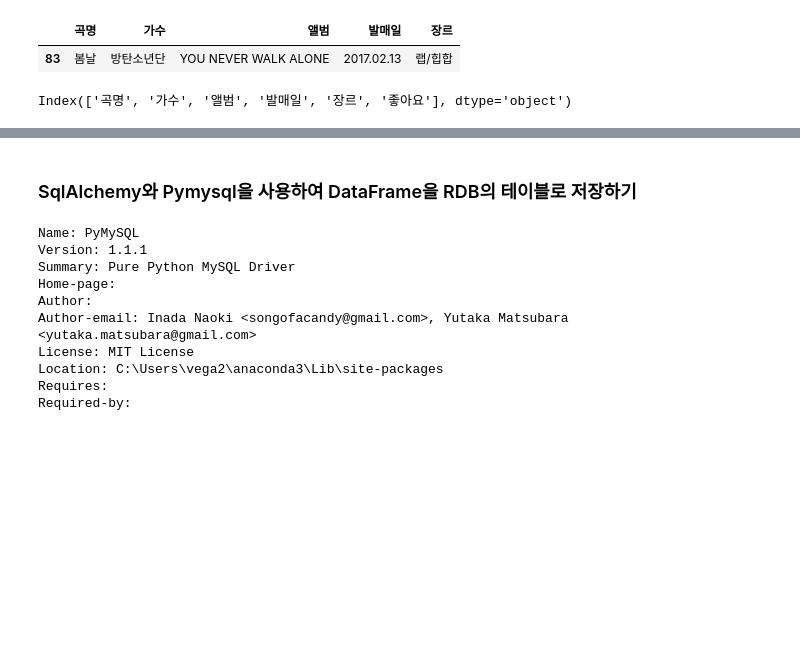
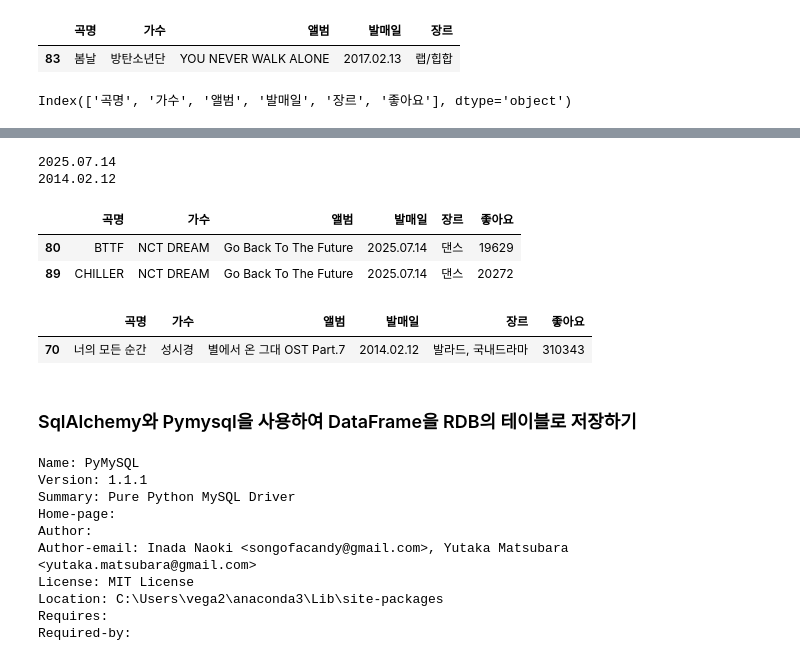
Before and after one commit to SK-Shieldus-Rookies-4/SK-Shieldus-Rookies_Study, a Jupyter notebook: study/Data_Analysis/Python_WebScraping_Analysis/04.Melon100차트_데이터파싱_DB저장.ipynb, the cells around one changed output, grey strips where cells are left out. Saved outputs shown, nothing was run; the diff lists cells and outputs as text; code cells hidden in the pictures; blank space fills up the shorter version.

```diff
--- a/study/Data_Analysis/Python_WebScraping_Analysis/04.Melon100차트_데이터파싱_DB저장.ipynb
+++ b/study/Data_Analysis/Python_WebScraping_Analysis/04.Melon100차트_데이터파싱_DB저장.ipynb
@@ -361,0 +330,17 @@ song_df.loc[song_df['좋아요'] >= song_df['좋아요'].mean(),song_df.columns.
+# %%
+# 앨범의 발매일이 가장 최근인 앨범은?
+print(song_df['발매일'].max())
+print(song_df['발매일'].min())
+
+song_df.loc[song_df['발매일'] == song_df['발매일'].max(), song_df.columns.drop(['detail_url','가사'])]
+# %% [output]
+2025.07.14
+2014.02.12
+|  | 곡명 | 가수 | 앨범 | 발매일 | 장르 | 좋아요 |
+| 80 | BTTF | NCT DREAM | Go Back To The Future | 2025.07.14 | 댄스 | 19629 |
+| 89 | CHILLER | NCT DREAM | Go Back To The Future | 2025.07.14 | 댄스 | 20272 |
+# %%
+song_df.loc[song_df['발매일'] == song_df['발매일'].min(), song_df.columns.drop(['detail_url','가사'])]
+# %% [output]
+|  | 곡명 | 가수 | 앨범 | 발매일 | 장르 | 좋아요 |
+| 70 | 너의 모든 순간 | 성시경 | 별에서 온 그대 OST Part.7 | 2014.02.12 | 발라드, 국내드라마 | 310343 |
```
Also changed, not shown: parts of 4 cells of this notebook.
